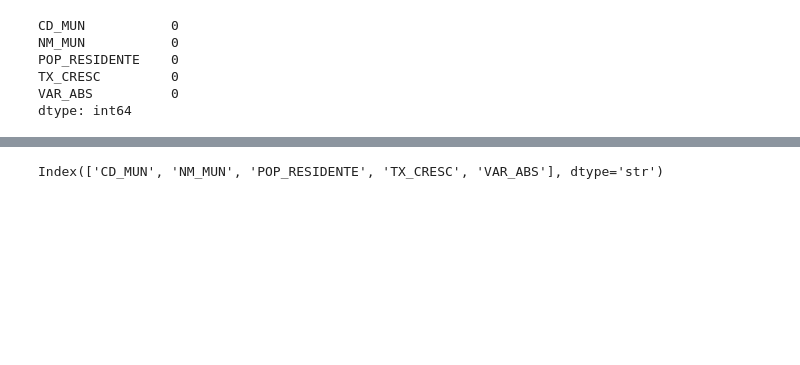
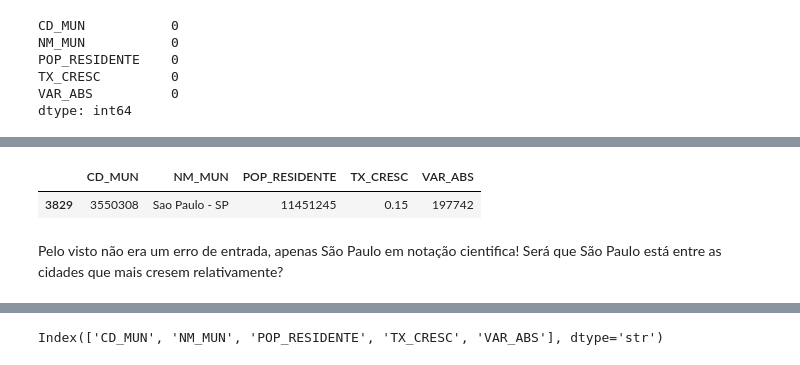
Before and after one commit to Tiago745/curso-de-python-2026, a Jupyter notebook: Roteiros/Aula 5/Aula 5 - acompanhamento -Curso 2026.ipynb, the cells around one changed output, grey strips where cells are left out. Drawn from its saved outputs; the diff is of its cells as text; code cells hidden in the pictures; blank space fills up the shorter version.

```diff
--- a/Roteiros/Aula 5/Aula 5 - acompanhamento -Curso 2026.ipynb
+++ b/Roteiros/Aula 5/Aula 5 - acompanhamento -Curso 2026.ipynb
@@ -335,0 +398,7 @@ dtype: int64
+# %%
+df_pop[df_pop['POP_RESIDENTE']>=1e+07]
+# %% [output]
+|  | CD_MUN | NM_MUN | POP_RESIDENTE | TX_CRESC | VAR_ABS |
+| 3829 | 3550308 | Sao Paulo - SP | 11451245 | 0.15 | 197742 |
+# %% [markdown]
+Pelo visto não era um erro de entrada, apenas São Paulo em notação cientifica! Será que São Paulo está entre as cidades que mais cresem relativamente?
```
Also changed, not shown: parts of 46 cells of this notebook, 1 other file.
